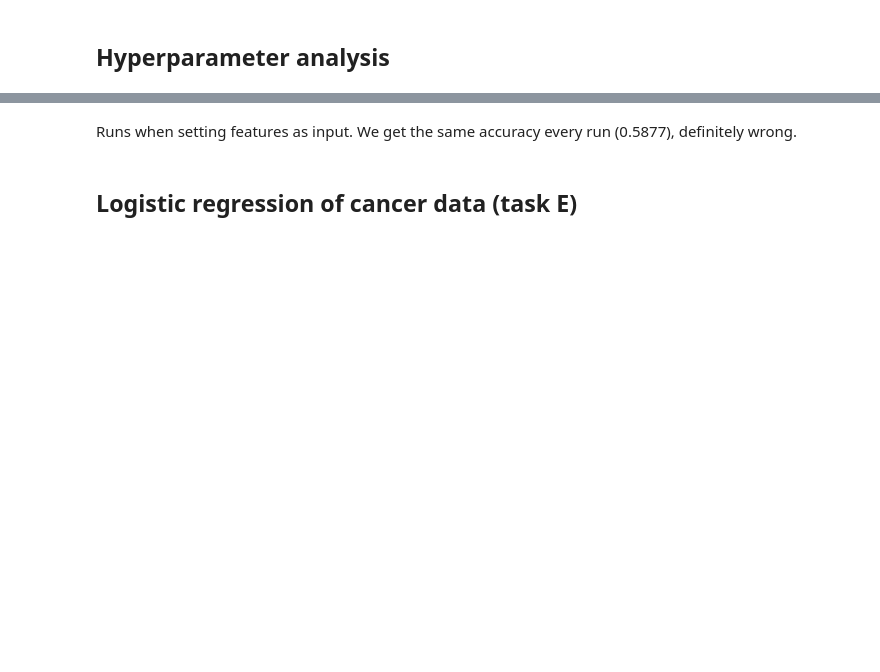
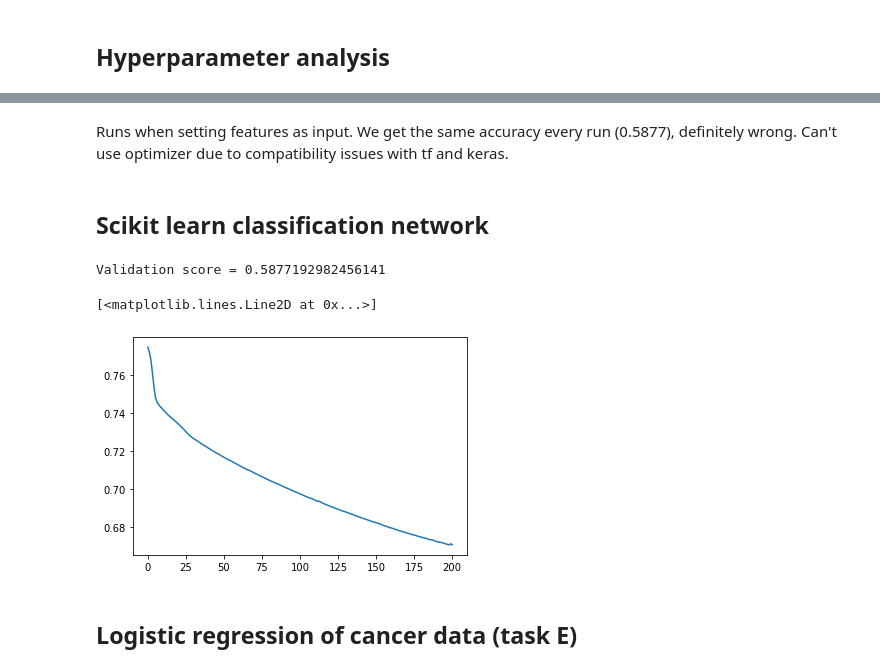
Before and after one commit to lassetotl/fys-stk, a Jupyter notebook: project 2/ClassificationNetwork_D.ipynb, the cells around one changed output, grey strips where cells are left out. Saved outputs shown, nothing was run; the diff lists cells and outputs as text; code cells hidden in the pictures; blank space fills up the shorter version.

```diff
--- a/project 2/ClassificationNetwork_D.ipynb
+++ b/project 2/ClassificationNetwork_D.ipynb
@@ -157,17 +162,18 @@ plt.show()
 # Creating the same architecture
 model = Sequential()
 # Hidden layer and input
-model.add(Dense(20, input_shape = (X_train.shape[1],), activation = 'sigmoid',
-               kernel_regularizer = regularizers.L1(1)))
+model.add(Dense(20, input_dim = len(X_train[0,:]), kernel_initializer='random_normal',
+                activation = 'sigmoid', kernel_regularizer = regularizers.L1(1)))
 #output layer
 model.add(Dense(1, activation = 'softmax'))
 
 print(y_train.shape)
-print(X_train.shape)
+#print(X_train[:,0])
 
 # Compile, fit and evaluate
 #opt = optimizers.SGD(learning_rate=0.5)
 model.compile(loss = 'binary_crossentropy', optimizer = 'sgd', metrics=['accuracy'])
-model.fit(X_train, y_train, epochs = 400, batch_size = 0, verbose = 0)
+model.fit(X_train, y_train, epochs = 50, batch_size = 0, verbose = 0)
 loss, acc = model.evaluate(X_test, y_test)
+print(f'Validation score: {acc}')
 # %% [output]
@@ -179,5 +183,26 @@ To enable them in other operations, rebuild TensorFlow with the appropriate comp
 # %% [markdown]
-Runs when setting features as input. We get the same accuracy every run (0.5877), definitely wrong.
+Runs when setting features as input. We get the same accuracy every run (0.5877), definitely wrong. Can't use optimizer due to compatibility issues with tf and keras.
+# %% [markdown]
+## Scikit learn classification network
+# %%
+from sklearn.neural_network import MLPClassifier
+
+n_hidden_neurons = 20
+epochs = 200
+modl = MLPClassifier(solver = 'sgd', activation = 'logistic', hidden_layer_sizes = n_hidden_neurons,
+                     alpha = 11, learning_rate_init = 0.0008, random_state = 0, max_iter = epochs,
+                    n_iter_no_change = 1000)
+modl.fit(X_train, y_train)
+loss = getattr(modl, 'loss_curve_')
+itr = getattr(modl, 'n_iter_')
+print(f'Validation score = {modl.score(X_test, y_test)}')
+
+epoch = np.linspace(0, itr, itr)
+plt.plot(epoch, loss)
+# %% [output]
+Validation score = 0.5877192982456141
+[<matplotlib.lines.Line2D at 0x...>]
+[figure, added]
 # %% [markdown]
 ## Logistic regression of cancer data (task E)
 # %%
```
Also changed, not shown: parts of 7 cells of this notebook.
